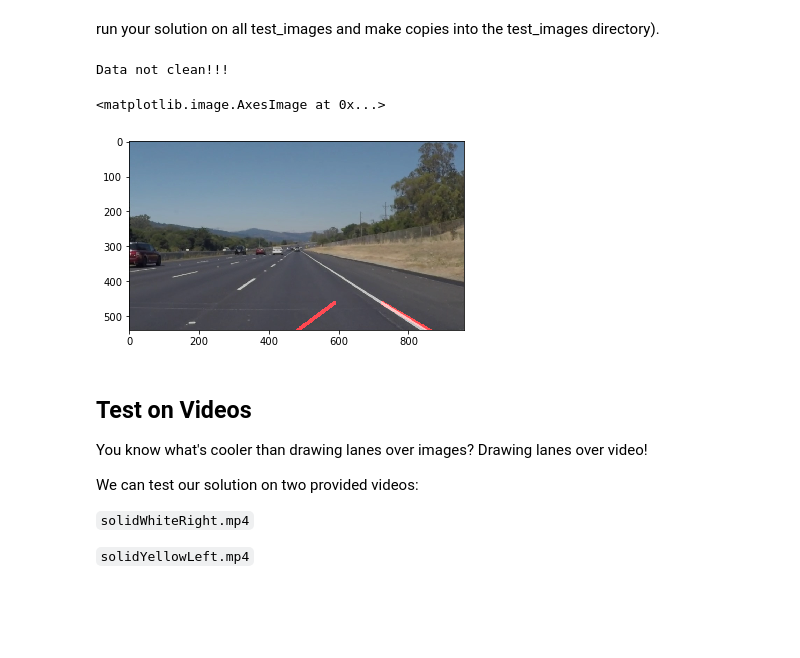
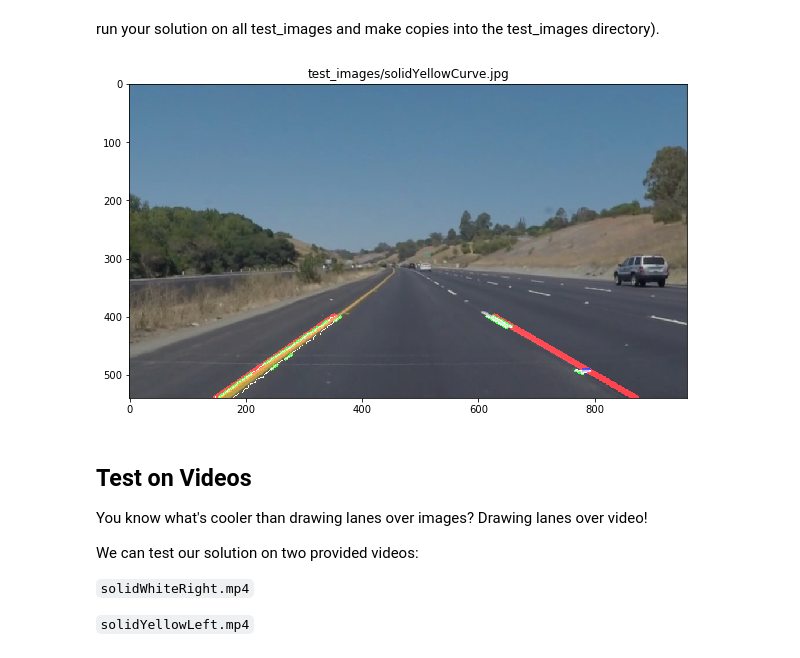
Before and after one commit to jasonhuh/CarND-LaneLines-P1, a Jupyter notebook: P1.ipynb, the cells around one changed output. Saved outputs shown, nothing was run; the diff lists cells and outputs as text; code cells hidden in the pictures; blank space fills up the shorter version.

```diff
--- a/P1.ipynb
+++ b/P1.ipynb
@@ -84,9 +92,3 @@ def init_variables():
 
     _prev_pos_line = None
     _prev_neg_line = None
-# %%
-#reading in an image
-image = mpimg.imread('test_images/solidWhiteCurve.jpg')
-#printing out some stats and plotting
-print('This image is:', type(image), 'with dimesions:', image.shape)
-plt.imshow(image)  #call as plt.imshow(gray, cmap='gray') to show a grayscaled image
@@ -288,8 +310,6 @@ def test_image_tmp(img):
     masked_edges = masked_canny_edges(img, 5, 50, 150)
 
     plt.imshow(masked_edges)
-
-
 
 def test_image(img):
     global _prev_pos_m
@@ -317,39 +337,10 @@ def test_image(img):
             if  (x1 < 480 and x2 < 480):
                 left_x.extend(np.linspace(x1, x2, endpoint=True).tolist())
                 left_y.extend(np.linspace(y1, y2, endpoint=True).tolist())
-                #print(x1, y1, x2, y2)
-                #cv2.line(line_image,(x1,y1),(x2,y2),(255,0,0),10)
-#    plt.plot(left_x, left_y, 'o')
-#    print(len(left_x))
-#    print(len(left_y))
-    #[vx,vy,x,y] = cv2.fitLine(lines, cv2.DIST_L2,0,0.01,0.01)
+
     pos_m, pos_b = np.polyfit(left_x, left_y, 1)
     print(pos_m, pos_b)
-#    print(line_image[1])
     color_edges = np.dstack((masked_edges, masked_edges, masked_edges))
-
-#    left_lane_line, right_lane_line = get_lanes(masked_edges, 10, 10, 1)
-
-#    draw_line(left_lane_line, line_image)
-#    draw_line(right_lane_line, line_image)
-
-    #result = cv2.addWeighted(color_edges, 0.8, line_image, 1, 0)
-    #result = cv2.addWeighted(img, 0.8, result, 1, 0)
-    #plt.imshow(result)
-    #print(lines)
-    #plt.imshow(line_image)
-    print(line_image.shape)
-    print(line_image[0][1])
-
-sample_image = mpimg.imread('test_images/solidWhiteRight.jpg')
-
-#test_image(sample_image)
-test1 = process_image(sample_image)
-plt.imshow(test1)
-# %% [output]
-Data not clean!!!
-<matplotlib.image.AxesImage at 0x...>
-[figure, removed]
 # %%
 def masked_image(img):
 
@@ -564,3 +602,12 @@ from moviepy.editor import VideoFileClip
+# %%
+@interact
+def test_process_image(images=fixed(test_images), i:(0, len(test_images) - 1)=0, debug:(False,True)=True):
+    plt.figure(figsize=(10,20))
+    res_img = process_image(test_images[i][1], debug)
+    plt.title(test_images[i][0])
+    plt.imshow(res_img)
+# %% [output]
+[figure, added]
 # %% [markdown]
 ## Test on Videos
 
```
Also changed, not shown: parts of 15 cells of this notebook.
